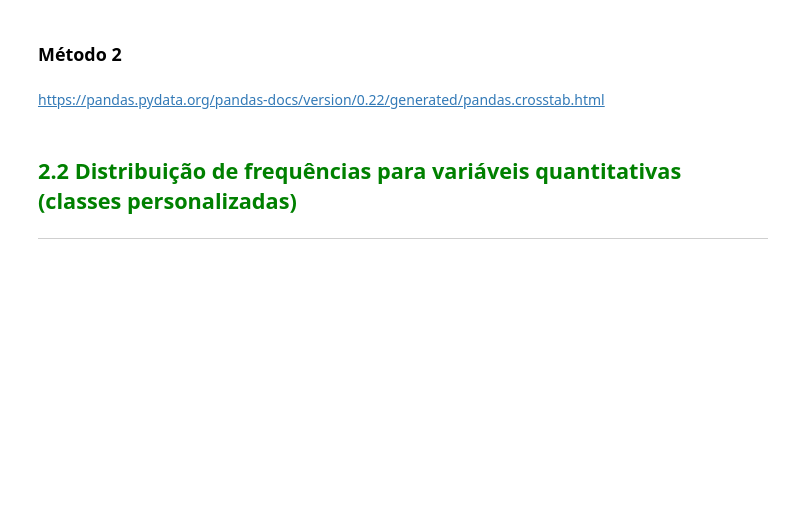
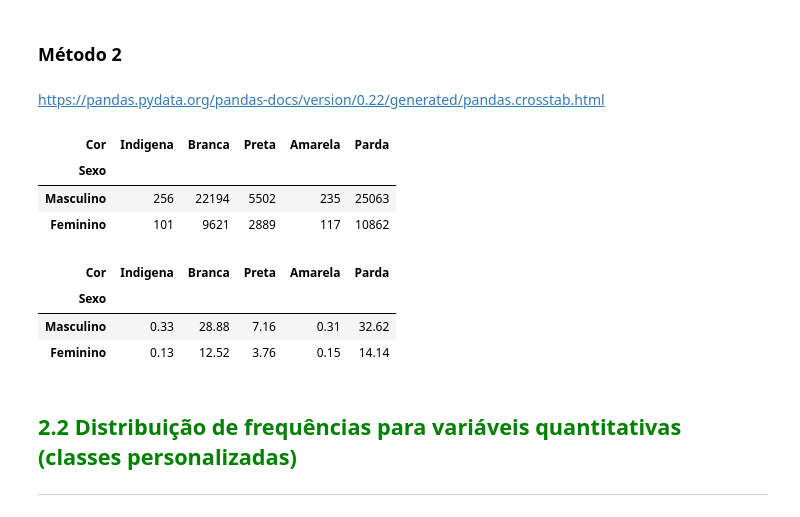
Before and after one commit to ykhost/curso_de_estatistica, a Jupyter notebook: Curso_de_Estatística_Parte_1.ipynb, the cells around one changed output. Cells and saved outputs as stored; diff of their text form; code cells hidden in the pictures; blank space fills up the shorter version.

```diff
--- a/Curso_de_Estatística_Parte_1.ipynb
+++ b/Curso_de_Estatística_Parte_1.ipynb
@@ -213,6 +254,37 @@ https://pandas.pydata.org/pandas-docs/version/0.22/generated/pandas.Series.value
 ### Método 2
 # %% [markdown]
 https://pandas.pydata.org/pandas-docs/version/0.22/generated/pandas.crosstab.html
+# %%
+sexo = {0: 'Masculino',
+        1: 'Feminino'}
+cor = {0:'Indigena',
+       2: 'Branca',
+       4: 'Preta',
+       6: 'Amarela',
+       8: 'Parda',
+       9: 'Sem Declaracao'}
+# %%
+frequencia = pd.crosstab(df.Sexo,
+                         df.Cor)
+frequencia.rename(index = sexo, inplace=True)
+frequencia.rename(columns = cor, inplace=True)
+frequencia
+# %% [output]
+| Cor | Indigena | Branca | Preta | Amarela | Parda |
+| Sexo |  |  |  |  |  |
+| Masculino | 256 | 22194 | 5502 | 235 | 25063 |
+| Feminino | 101 | 9621 | 2889 | 117 | 10862 |
+# %%
+percentual = (pd.crosstab(df.Sexo,
+                         df.Cor, normalize = True) * 100).round(2)
+percentual.rename(index = sexo, inplace=True)
+percentual.rename(columns = cor, inplace=True)
+percentual
+# %% [output]
+| Cor | Indigena | Branca | Preta | Amarela | Parda |
+| Sexo |  |  |  |  |  |
+| Masculino | 0.33 | 28.88 | 7.16 | 0.31 | 32.62 |
+| Feminino | 0.13 | 12.52 | 3.76 | 0.15 | 14.14 |
 # %% [markdown]
 ## <font color=green>2.2 Distribuição de frequências para variáveis quantitativas (classes personalizadas)</font>
 ***
```
Also changed, not shown: parts of 26 cells of this notebook.
